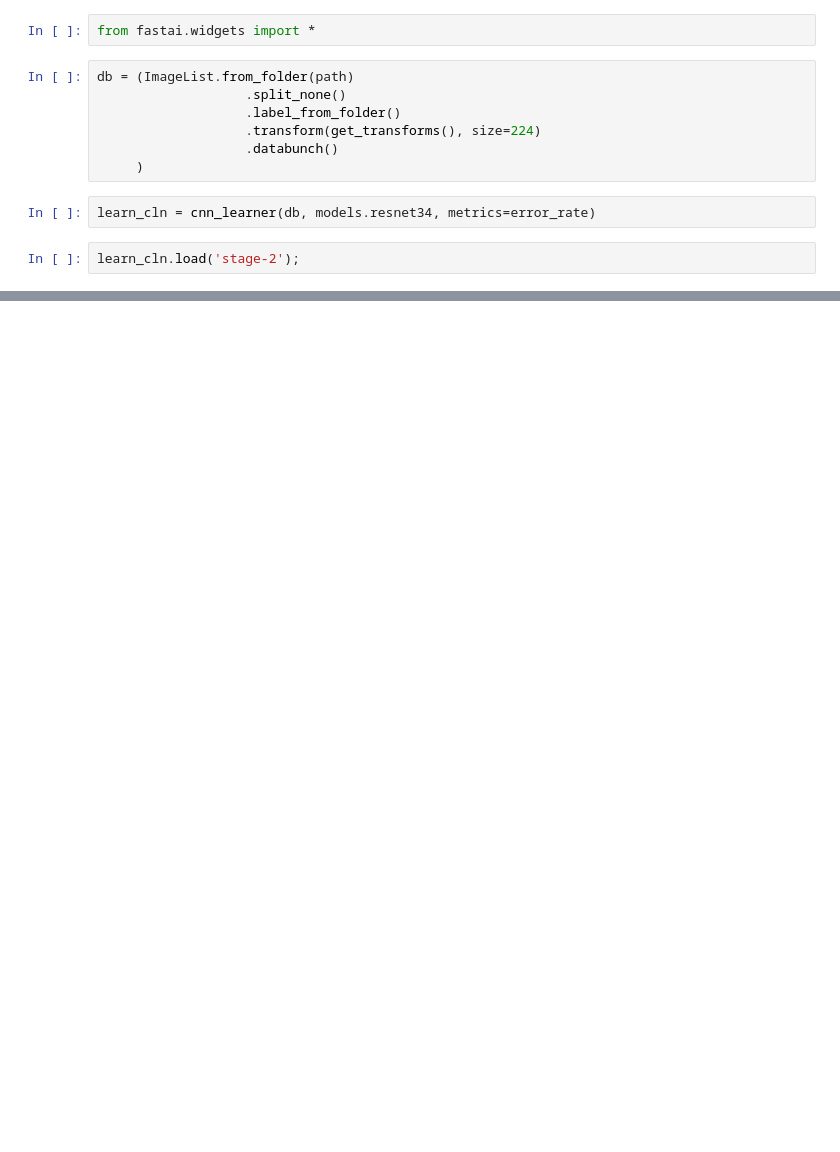
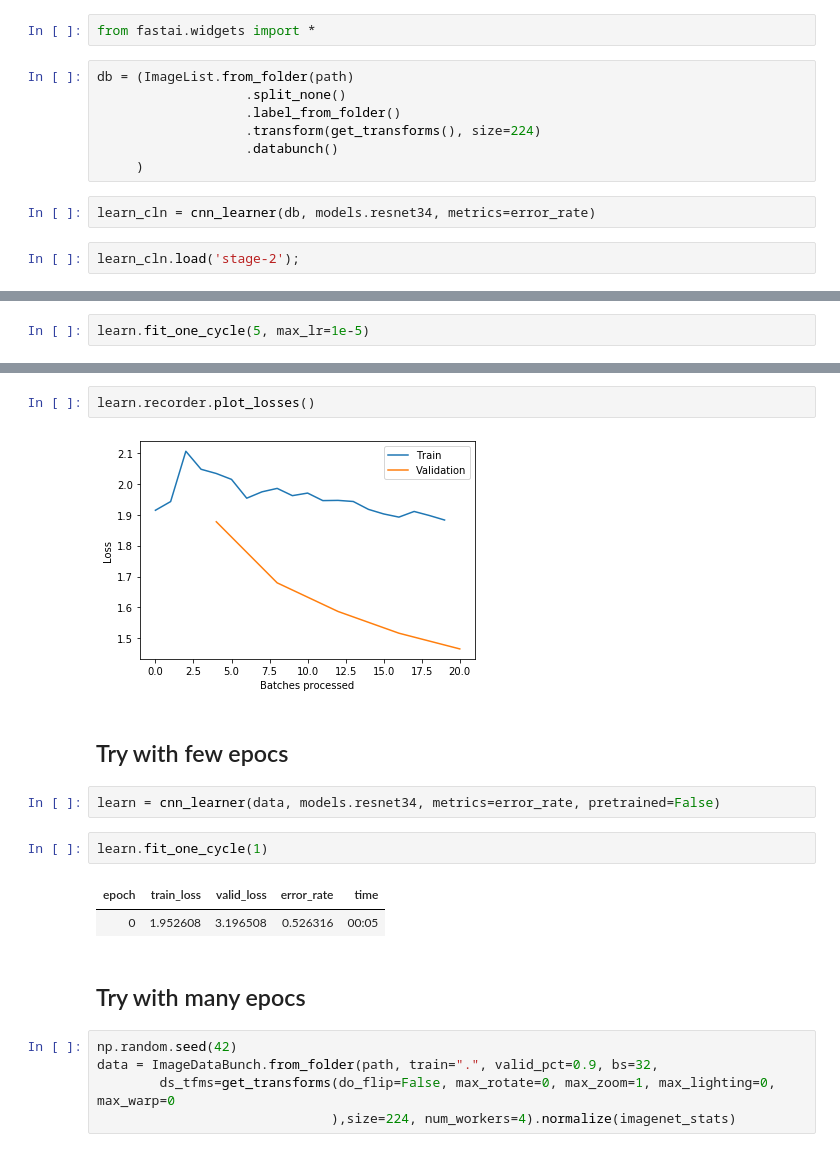
Before and after one commit to shreyus3003/Deep_Learning, a Jupyter notebook: fastai_ls2_as1.ipynb, the cells around one changed output, grey strips where cells are left out. Cells and saved outputs as stored; diff of their text form; blank space fills up the shorter version.

```diff
--- a/fastai_ls2_as1.ipynb
+++ b/fastai_ls2_as1.ipynb
@@ -101,0 +146,2 @@ ds, idxs = DatasetFormatter().from_toplosses(learn_cln)
+# %%
+learn.fit_one_cycle(5, max_lr=1e-5)
@@ -101,0 +155,20 @@ ds, idxs = DatasetFormatter().from_toplosses(learn_cln)
+# %%
+learn.recorder.plot_losses()
+# %% [output]
+[figure, added]
+# %% [markdown]
+## Try with few epocs
+# %%
+learn = cnn_learner(data, models.resnet34, metrics=error_rate, pretrained=False)
+# %%
+learn.fit_one_cycle(1)
+# %% [output]
+| epoch | train_loss | valid_loss | error_rate | time |
+| 0 | 1.952608 | 3.196508 | 0.526316 | 00:05 |
+# %% [markdown]
+## Try with many epocs
+# %%
+np.random.seed(42)
+data = ImageDataBunch.from_folder(path, train=".", valid_pct=0.9, bs=32,
+        ds_tfms=get_transforms(do_flip=False, max_rotate=0, max_zoom=1, max_lighting=0, max_warp=0
+                              ),size=224, num_workers=4).normalize(imagenet_stats)
```
Also changed, not shown: parts of 22 cells of this notebook.
